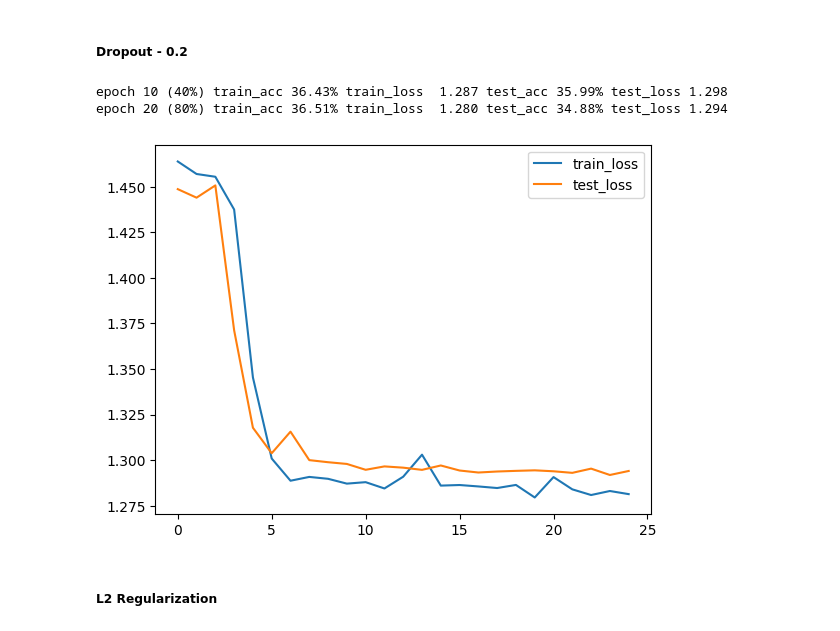
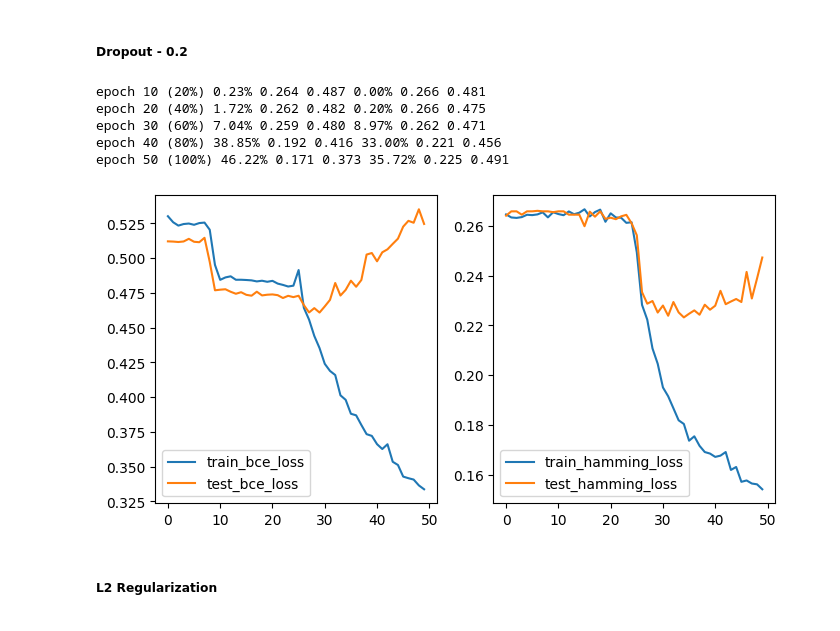
Before and after one commit to SkAndMl/question_tagging, a Jupyter notebook: notebooks/4_algorithm_tagging.ipynb, the cells around one changed output. Saved outputs shown, nothing was run; the diff lists cells and outputs as text; code cells hidden in the pictures.

```diff
--- a/notebooks/4_algorithm_tagging.ipynb
+++ b/notebooks/4_algorithm_tagging.ipynb
@@ -387,10 +405,8 @@ len(train_idx), len(test_idx)
 # %% [output]
 (5505, 972)
 # %%
-train_ds = QTDataset(data=df_qns.iloc[train_idx].reset_index(drop=True),
-                     class_mapping=CLASS_MAPPING)
-test_ds = QTDataset(data=df_qns.iloc[test_idx].reset_index(drop=True),
-                    class_mapping=CLASS_MAPPING)
+train_ds = QTDataset(data=df.iloc[train_idx, :].reset_index(drop=True), y=y.toarray().astype(int)[train_idx])
+test_ds = QTDataset(data=df.iloc[test_idx, :].reset_index(drop=True), y=y.toarray().astype(int)[test_idx])
 # %%
 train_dl = DataLoader(dataset=train_ds,
                       batch_size=BATCH_SIZE,
@@ -408,7 +424,7 @@ class QTAlgoModelV1(nn.Module):
                  hidden_size: int=64,
                  dropout: float=0.1,
                  num_layers=1,
-                 output_dim: int=5):
+                 n_classes: int=5):
 
         super().__init__()
 
@@ -423,14 +439,17 @@ class QTAlgoModelV1(nn.Module):
                             hidden_size=hidden_size,
                             num_layers=num_layers,
                             batch_first=True)
-        self.lstm2 = nn.LSTM(input_size=hidden_size,
-                             hidden_size=hidden_size//2,
-                             num_layers=num_layers,
-                             batch_first=True,
-                             dropout=dropout)
+        # self.lstm2 = nn.LSTM(input_size=hidden_size,
+        #                      hidden_size=hidden_size//2,
+        #                      num_layers=num_layers,
+        #                      batch_first=True,
+        #                      dropout=dropout)
         self.classifier_block = nn.Sequential(
-            nn.Linear(in_features=hidden_size//2,
-                      out_features=output_dim)
+            nn.Linear(in_features=hidden_size,
+                      out_features=hidden_size*4),
+            nn.ReLU(),
+            nn.Linear(in_features=hidden_size*4,
+                      out_features=n_classes)
         )
 
     def forward(self,
@@ -439,6 +458,6 @@ class QTAlgoModelV1(nn.Module):
         x_emb = self.embedding(x)
         x_emb = F.relu(self.dropout(x_emb))
         x_out, _ = self.lstm1(x_emb)
-        x_out, _ = self.lstm2(F.relu(x_out))
+        # x_out, _ = self.lstm2(F.relu(x_out))
         x_out = self.classifier_block(F.relu(x_out[:, -1]))
         return x_out
@@ -539,7 +581,7 @@ def train(model: torch.nn.Module,
 
     return result_dict
 # %%
-epochs = 25
+epochs = 50
 # %% [markdown]
 ##### Dropout - 0.2
 # %%
@@ -547,9 +589,9 @@ model_1 = QTAlgoModelV1(vocab_size=VOCAB_SIZE,
                         num_layers=1,
                         embedding_dim=512,
                         hidden_size=256,
-                        dropout=0.3,
-                        output_dim=len(CLASS_MAPPING)).to(DEVICE)
-loss_fn = torch.nn.CrossEntropyLoss()
+                        dropout=0.4,
+                        n_classes=len(CLASS_MAPPING)).to(DEVICE)
+loss_fn = torch.nn.BCELoss()
 optimizer = torch.optim.Adam(params=model_1.parameters(),
                              lr=1e-3)
 
@@ -563,14 +605,22 @@ result_dict = train(model=model_1,
 
 MODEL_RESULTS["model_1_dropout_0.2"] = result_dict
 # %% [output]
-epoch 10 (40%) train_acc 36.43% train_loss  1.287 test_acc 35.99% test_loss 1.298
-epoch 20 (80%) train_acc 36.51% train_loss  1.280 test_acc 34.88% test_loss 1.294
+epoch 10 (20%) 0.23% 0.264 0.487 0.00% 0.266 0.481
+epoch 20 (40%) 1.72% 0.262 0.482 0.20% 0.266 0.475
+epoch 30 (60%) 7.04% 0.259 0.480 8.97% 0.262 0.471
+epoch 40 (80%) 38.85% 0.192 0.416 33.00% 0.221 0.456
+epoch 50 (100%) 46.22% 0.171 0.373 35.72% 0.225 0.491
-# %%
-plt.plot(range(epochs), result_dict["train_loss"], label="train_loss")
-plt.plot(range(epochs), result_dict["test_loss"], label="test_loss")
-plt.legend();
-# %% [output]
-[figure, removed]
+# %%
+fig, ax = plt.subplots(nrows=1, ncols=2, figsize=(8, 4))
+ax[0].plot(range(epochs), result_dict["train_bce_loss"], label="train_bce_loss")
+ax[0].plot(range(epochs), result_dict["test_bce_loss"], label="test_bce_loss")
+ax[0].legend();
+
+ax[1].plot(range(epochs), result_dict["train_hamming_loss"], label="train_hamming_loss")
+ax[1].plot(range(epochs), result_dict["test_hamming_loss"], label="test_hamming_loss")
+ax[1].legend();
+# %% [output]
+[figure, added]
 # %% [markdown]
 ##### L2 Regularization
 # %%
```
Also changed, not shown: parts of 10 cells of this notebook.
